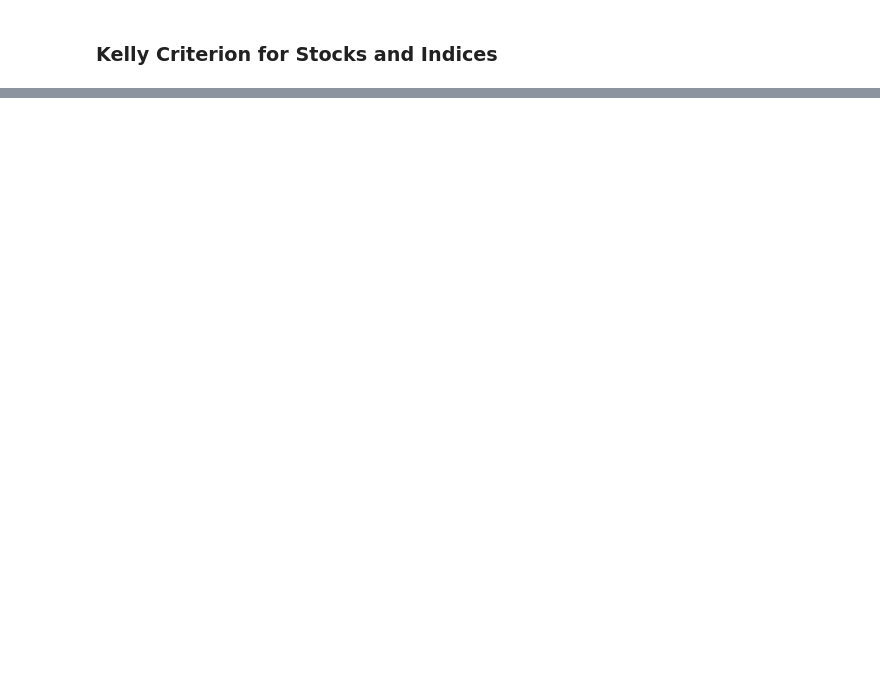
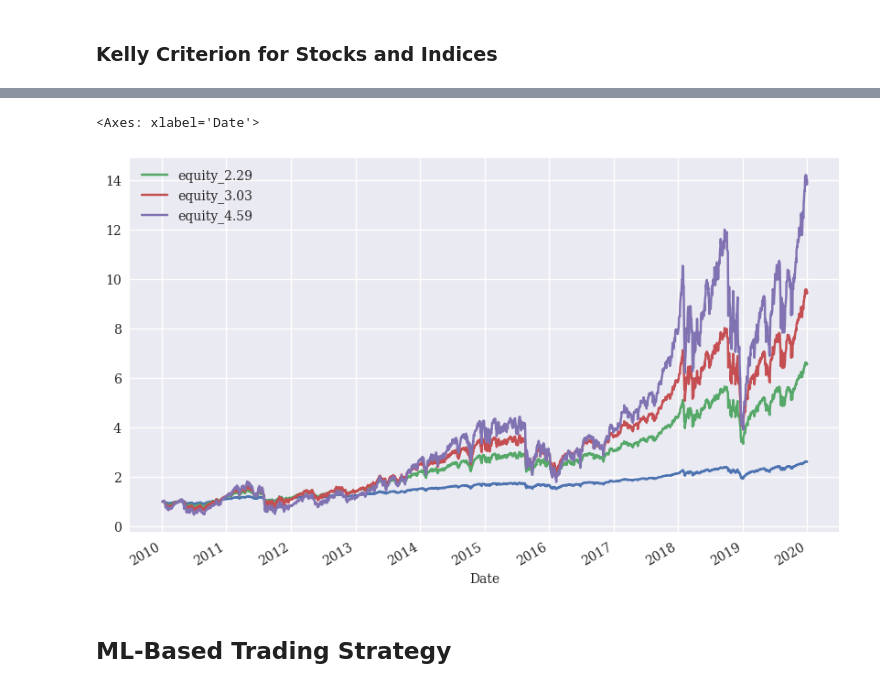
Before and after one commit to mlvhub/quant-learning, a Jupyter notebook: python-for-algorithmic-trading/10-automating-trading-operations/10-automating-trading-operations.ipynb, the cells around one changed output, grey strips where cells are left out. Drawn from its saved outputs; the diff is of its cells as text; code cells hidden in the pictures; blank space fills up the shorter version.

Commit message:
Done with Capital Managament section

```diff
--- a/python-for-algorithmic-trading/10-automating-trading-operations/10-automating-trading-operations.ipynb
+++ b/python-for-algorithmic-trading/10-automating-trading-operations/10-automating-trading-operations.ipynb
@@ -86,2 +86,5 @@ plt.legend(loc=0)
 # %% [markdown]
 ### Kelly Criterion for Stocks and Indices
+# %%
+raw = pd.read_csv('./pyalgo_eikon_eod_data.csv', index_col=0, parse_dates=True)
+raw.head()
@@ -87,0 +99,4 @@ plt.legend(loc=0)
+# %%
+symbol = '.SPX'
+data = pd.DataFrame(raw[symbol])
+data.head()
@@ -87,0 +111,4 @@ plt.legend(loc=0)
+# %%
+data['return'] = np.log(data / data.shift(1))
+data.dropna(inplace=True)
+data.tail()
@@ -87,0 +140,18 @@ plt.legend(loc=0)
+# %%
+equs = []
+
+def kelly_strategy(f):
+    global equs
+    equ = 'equity_{:.2f}'.format(f)
+    equs.append(equ)
+    cap = 'capital_{:.2f}'.format(f)
+    data[equ] = 1
+    data[cap] = data[equ] * f
+    for i, t in enumerate(data.index[1:]):
+        t_1 = data.index[i]
+        data.loc[t, cap] = data[cap].loc[t_1] * \
+                            math.exp(data['return'].loc[t])
+        data.loc[t, equ] = data[cap].loc[t] - \
+                            data[cap].loc[t_1] + \
+                            data[equ].loc[t_1]
+        data.loc[t, cap] = data[equ].loc[t] * f
@@ -87,0 +174,8 @@ plt.legend(loc=0)
+# %%
+ax = data['return'].cumsum().apply(np.exp).plot(figsize=(10, 6))
+data[equs].plot(ax=ax, legend=True)
+# %% [output]
+<Axes: xlabel='Date'>
+[figure, added]
+# %% [markdown]
+## ML-Based Trading Strategy
```
Also changed, not shown: parts of 14 cells of this notebook, 1 other file.
